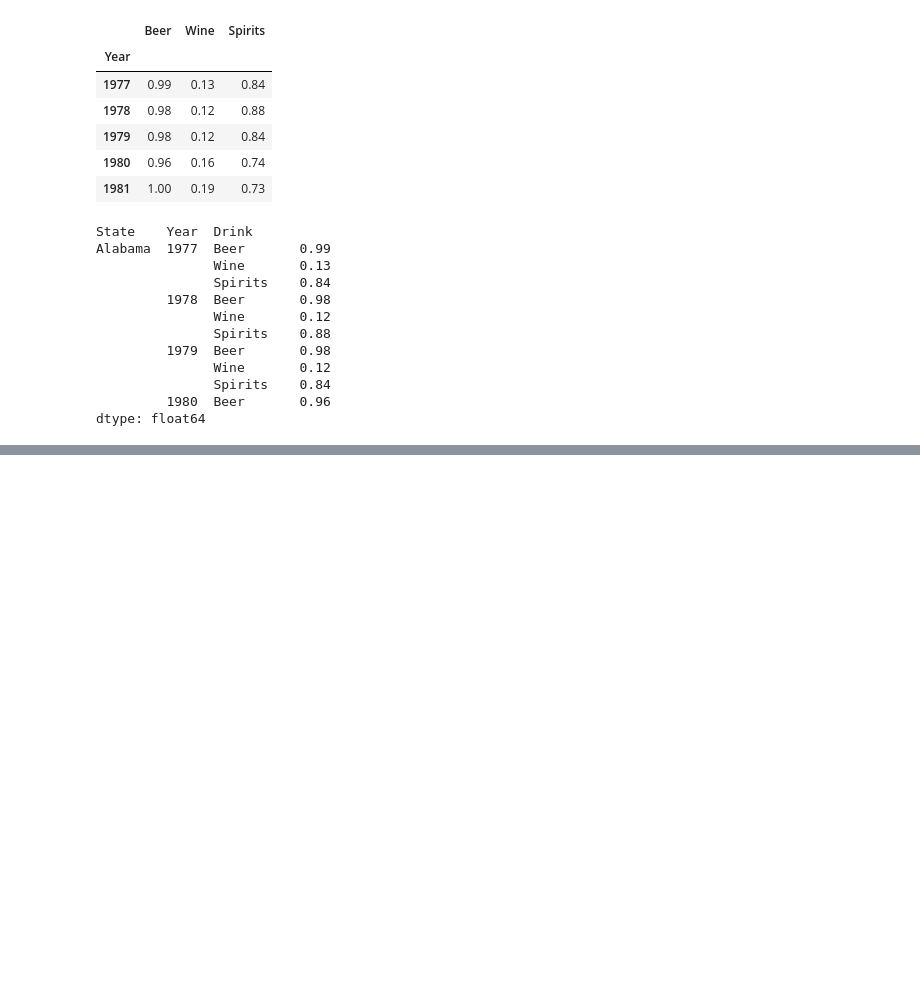
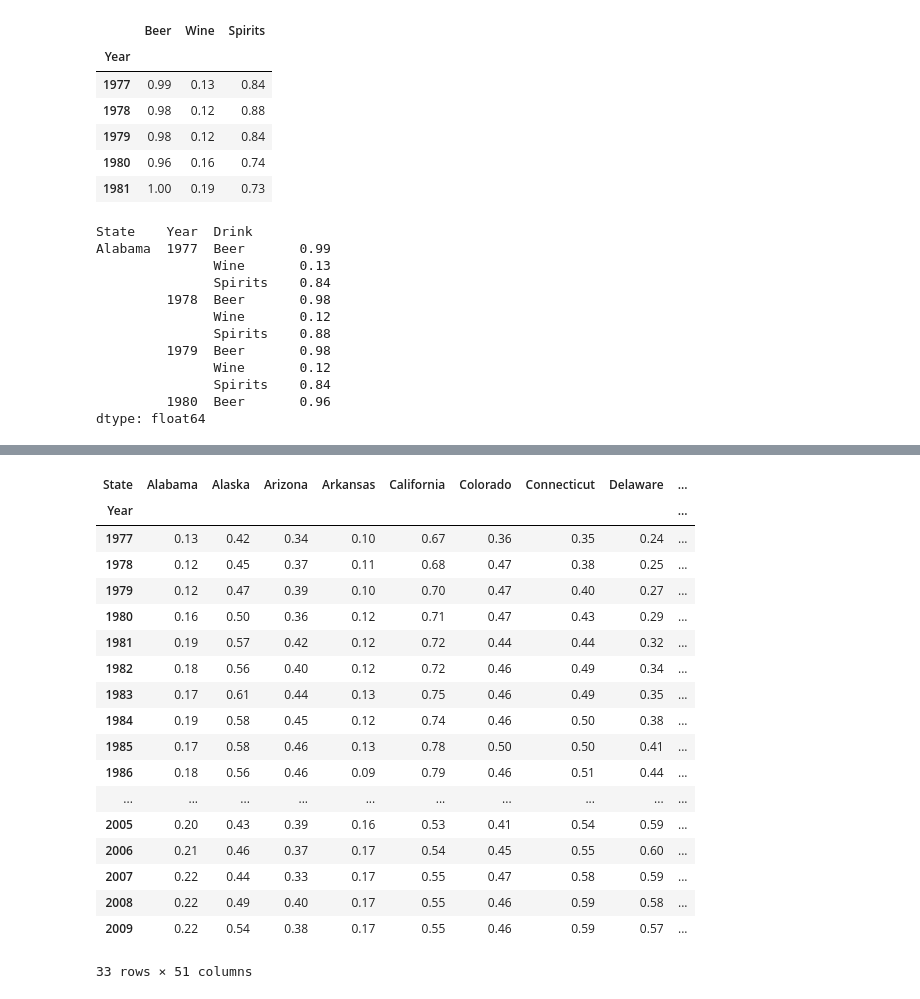
Before and after one commit to LunaALL/DataStudy, a Jupyter notebook: DataEngineering/pandasstuDataFrame.ipynb, the cells around one changed output, grey strips where cells are left out. Drawn from its saved outputs; the diff is of its cells as text; code cells hidden in the pictures; blank space fills up the shorter version.

Commit message:
unstack() , pivot 피보팅 해보기

```diff
--- a/DataEngineering/pandasstuDataFrame.ipynb
+++ b/DataEngineering/pandasstuDataFrame.ipynb
@@ -141,0 +139,25 @@ dtype: float64
+# %%
+#피보팅. 자주 쓰이는 일반화된 연산.
+#pivot(index,columns,values) 인덱스를 year로 잡고 주별, 와인정보만 출ㄺ
+alco = pd.read_csv("niaaa-report.csv")
+alco.pivot("Year","State","Wine")
+# %% [output]
+| State | Alabama | Alaska | Arizona | Arkansas | California | Colorado | Connecticut | Delaware | ... |
+| Year |  |  |  |  |  |  |  |  | ... |
+| 1977 | 0.13 | 0.42 | 0.34 | 0.10 | 0.67 | 0.36 | 0.35 | 0.24 | ... |
+| 1978 | 0.12 | 0.45 | 0.37 | 0.11 | 0.68 | 0.47 | 0.38 | 0.25 | ... |
+| 1979 | 0.12 | 0.47 | 0.39 | 0.10 | 0.70 | 0.47 | 0.40 | 0.27 | ... |
+| 1980 | 0.16 | 0.50 | 0.36 | 0.12 | 0.71 | 0.47 | 0.43 | 0.29 | ... |
+| 1981 | 0.19 | 0.57 | 0.42 | 0.12 | 0.72 | 0.44 | 0.44 | 0.32 | ... |
+| 1982 | 0.18 | 0.56 | 0.40 | 0.12 | 0.72 | 0.46 | 0.49 | 0.34 | ... |
+| 1983 | 0.17 | 0.61 | 0.44 | 0.13 | 0.75 | 0.46 | 0.49 | 0.35 | ... |
+| 1984 | 0.19 | 0.58 | 0.45 | 0.12 | 0.74 | 0.46 | 0.50 | 0.38 | ... |
+| 1985 | 0.17 | 0.58 | 0.46 | 0.13 | 0.78 | 0.50 | 0.50 | 0.41 | ... |
+| 1986 | 0.18 | 0.56 | 0.46 | 0.09 | 0.79 | 0.46 | 0.51 | 0.44 | ... |
+| ... | ... | ... | ... | ... | ... | ... | ... | ... | ... |
+| 2005 | 0.20 | 0.43 | 0.39 | 0.16 | 0.53 | 0.41 | 0.54 | 0.59 | ... |
+| 2006 | 0.21 | 0.46 | 0.37 | 0.17 | 0.54 | 0.45 | 0.55 | 0.60 | ... |
+| 2007 | 0.22 | 0.44 | 0.33 | 0.17 | 0.55 | 0.47 | 0.58 | 0.59 | ... |
+| 2008 | 0.22 | 0.49 | 0.40 | 0.17 | 0.55 | 0.46 | 0.59 | 0.58 | ... |
+| 2009 | 0.22 | 0.54 | 0.38 | 0.17 | 0.55 | 0.46 | 0.59 | 0.57 | ... |
+33 rows × 51 columns
```
Also changed, not shown: parts of 2 cells of this notebook.
